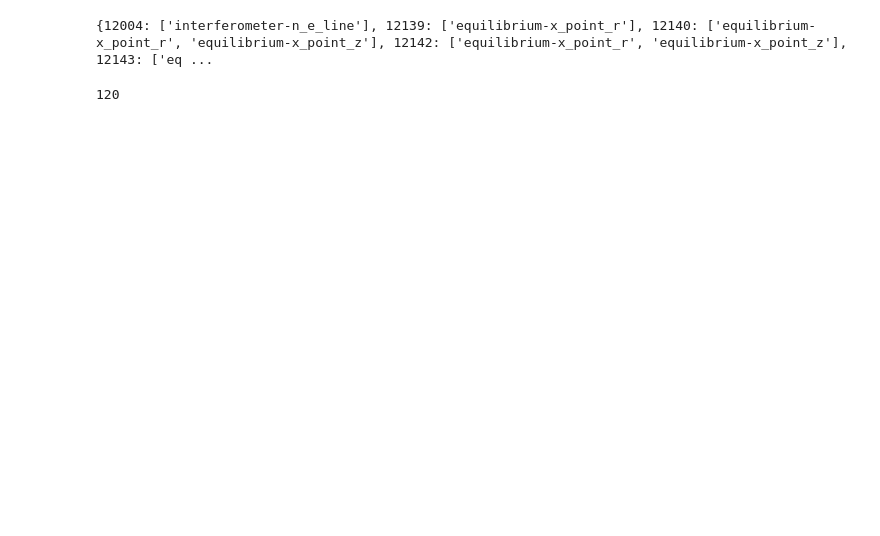
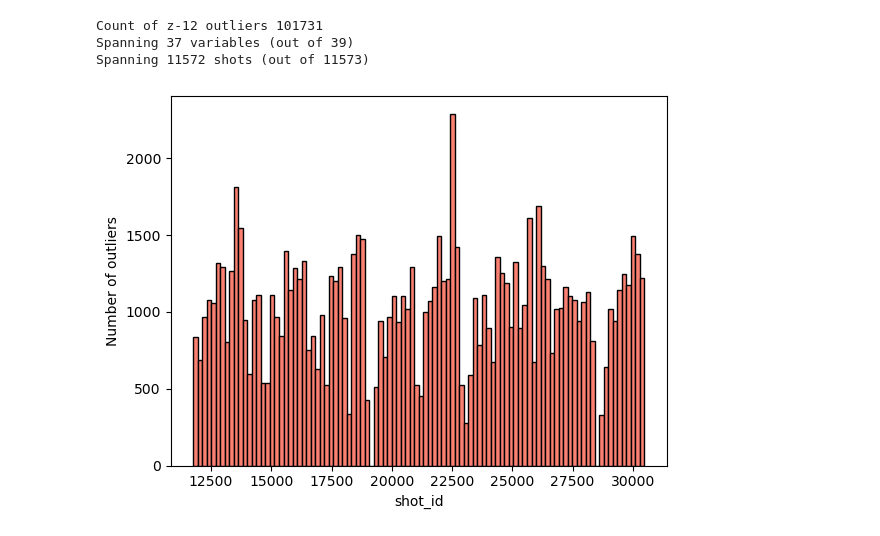
Before and after one commit to DataScienceLabFHSWF/tokamark, a Jupyter notebook: scripts/preprocessing/data_detection_outliers.ipynb, the cells around one changed output. Drawn from its saved outputs; the diff is of its cells as text; code cells hidden in the pictures; blank space fills up the shorter version.

```diff
--- a/scripts/preprocessing/data_detection_outliers.ipynb
+++ b/scripts/preprocessing/data_detection_outliers.ipynb
@@ -108,0 +5,2 @@ len( df_long['variable'].unique() )
+# %%
+df_train = pd.read_csv("/home/ir-rous1/rds/rds-ukaea-ap002-mOlK9qn0PlQ/ir-rous1/output/cnn-baseline/fairmast-data-preprocessing/artifacts/stats_mean_std/shot_statistics_train_NEW.csv").sort_values(by=["shot_idx", "variable"])
@@ -108,0 +39,11 @@ len( df_long['variable'].unique() )
+# %%
+df_train_with_group_mean_and_variance["z_score"] = (df_train_with_group_mean_and_variance["mean"] - df_train_with_group_mean_and_variance["global_mean"]) / ( np.sqrt(df_train_with_group_mean_and_variance["global_variance"]) / np.sqrt(df_train_with_group_mean_and_variance["length_shot"]) )
+df_train_with_group_mean_and_variance
+
+
+print( 'Count of z-6 outliers', sum ( abs(df_train_with_group_mean_and_variance["z_score"]) > 6 ) )
+print( 'Count of z-12 outliers', sum ( abs(df_train_with_group_mean_and_variance["z_score"]) > 12 ) )
+df_train_with_group_mean_and_variance["outlier_z_6"] = abs(df_train_with_group_mean_and_variance["z_score"]) > 6
+df_train_with_group_mean_and_variance["outlier_z_12"] = abs(df_train_with_group_mean_and_variance["z_score"]) > 12
+
+df_train_extended = df_train_with_group_mean_and_variance.copy()
@@ -236,31 +137,30 @@ test_csv = pd.read_csv("/home/ir-rous1/rds/rds-ukaea-ap002-mOlK9qn0PlQ/ir-rous1/
-# %%
-# train_csv [ (train_csv['stat']== 'mean') & train_csv['outlier_z_12'] ]
-
-
-import pandas as pd
-
-# Example: load your CSV
-df_train = pd.read_csv("/home/ir-rous1/rds/rds-ukaea-ap002-mOlK9qn0PlQ/ir-rous1/output/fairmast-data-preprocessing/artifacts/stats_mean_std/shot_statistics_and_outlier_train.csv")
-df_val = pd.read_csv("/home/ir-rous1/rds/rds-ukaea-ap002-mOlK9qn0PlQ/ir-rous1/output/fairmast-data-preprocessing/artifacts/stats_mean_std/shot_statistics_and_outlier_val.csv")
-df_test = pd.read_csv("/home/ir-rous1/rds/rds-ukaea-ap002-mOlK9qn0PlQ/ir-rous1/output/fairmast-data-preprocessing/artifacts/stats_mean_std/shot_statistics_and_outlier_test.csv")
-
-
-# df = pd.concat([df_train, df_val, df_test])?
-# Filter for rows where stat is 'mean' and at least one outlier flag is True
-outlier_rows = df[(df["stat"] == "mean") & (df["outlier_z_12"])]
-
-# Build dictionary: shot_id -> list of variables
-outlier_dict = (
-    outlier_rows.groupby("shot_id")["variable"]
-    .apply(list)
-    .to_dict()
-)
-
-print(outlier_dict)
-# %% [output]
-{12004: ['interferometer-n_e_line'], 12139: ['equilibrium-x_point_r'], 12140: ['equilibrium-x_point_r', 'equilibrium-x_point_z'], 12142: ['equilibrium-x_point_r', 'equilibrium-x_point_z'], 12143: ['eq ...
-# %%
-len(outlier_dict)
-# %% [output]
-120
+# %%
+df_all_with_stats = df_all.join(global_mean, on="variable").join(global_variance, on="variable")
+df_all_with_stats
+
+df_all_with_stats["z_score"] = (df_all_with_stats["mean"] - df_all_with_stats["global_mean"]) / ( np.sqrt(df_all_with_stats["global_variance"]) / np.sqrt(df_all_with_stats["length_shot"]) )
+
+df_all_with_stats["outlier_z_12"] = abs(df_all_with_stats["z_score"]) > 12
+
+print( 'Count of z-12 outliers', sum ( df_all_with_stats["outlier_z_12"] ) )
+print( f'Spanning {len( df_all_with_stats[ df_all_with_stats["outlier_z_12"]==True ]["variable"].unique() )} variables (out of {len( df_all_with_stats["variable"].unique()) })' )
+print( f'Spanning {len( df_all_with_stats[ df_all_with_stats["outlier_z_12"]==True ]["shot_id"].unique() )} shots (out of {len( df_all_with_stats["shot_id"].unique()) })' )
+# %% [output]
+Count of z-12 outliers 101731
+Spanning 37 variables (out of 39)
+Spanning 11572 shots (out of 11573)
+# %%
+import matplotlib.pyplot as plt
+
+plt.hist(
+    df_all_with_stats[df_all_with_stats["outlier_z_12"]]["shot_id"],
+    bins=100,
+    color="salmon",
+    edgecolor="black"
+)
+plt.xlabel("shot_id")
+plt.ylabel("Number of outliers")
+plt.show()
+# %% [output]
+[figure, added]
 # %%
```
Also changed, not shown: parts of 22 cells of this notebook, 2 other files.
